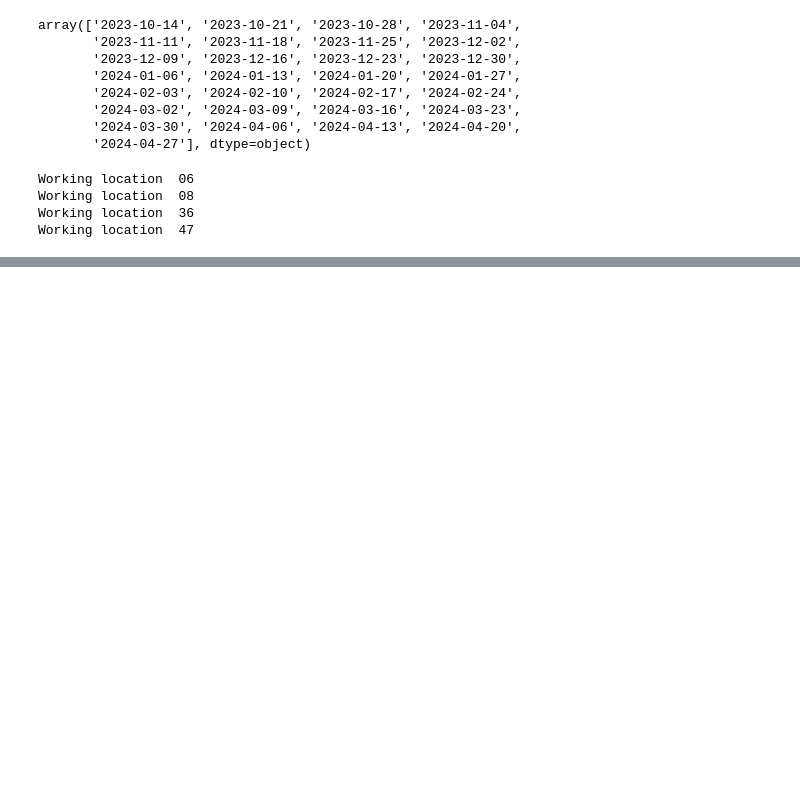
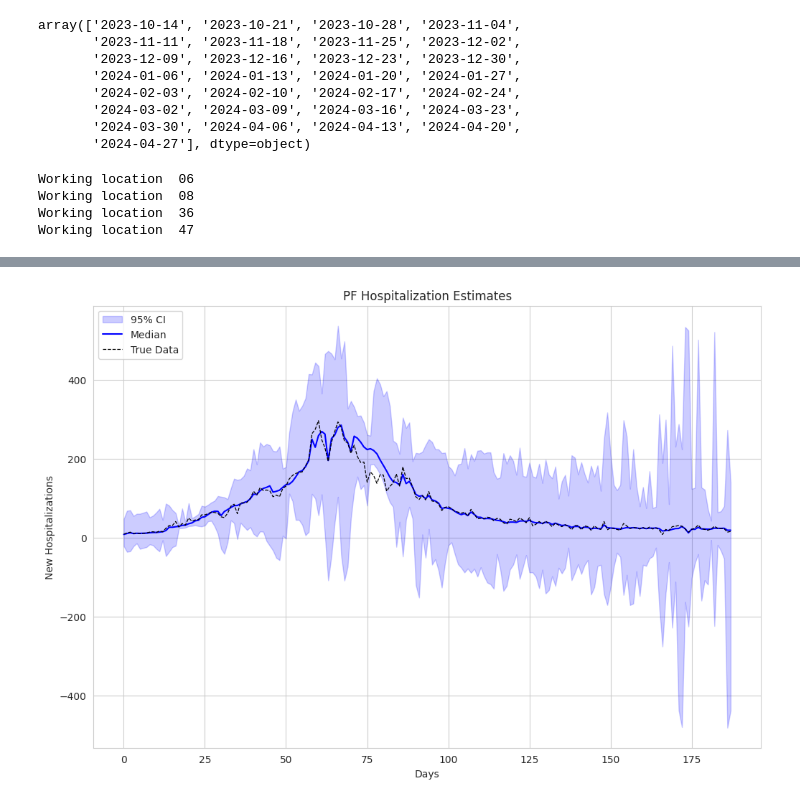
Before and after one commit to atiumcache/pmcmc_forecast, a Jupyter notebook: notebooks/scratch.ipynb, the cells around one changed output, grey strips where cells are left out. Saved outputs shown, nothing was run; the diff lists cells and outputs as text; code cells hidden in the pictures; blank space fills up the shorter version.

```diff
--- a/notebooks/scratch.ipynb
+++ b/notebooks/scratch.ipynb
@@ -102,0 +218,16 @@ Working location  47
+# %%
+import matplotlib.pyplot as plt
+# Plotting
+
+quantiles = daily_estimates_df.quantile([0.025, 0.5, 0.975], axis=0)
+plt.figure(figsize=(12, 8))
+plt.fill_between(range(308 - 120), quantiles.loc[0.025][120:], quantiles.loc[0.975][120:], color='b', alpha=0.2, label='95% CI')
+plt.plot(range(308-120), quantiles.loc[0.5][120:], color='b', label='Median')
+plt.plot(range(308-120), subset_df['previous_day_admission_influenza_confirmed'][120:], color='black', label='True Data', lw=0.9, ls="--")
+plt.xlabel('Days')
+plt.ylabel('New Hospitalizations')
+plt.title('PF Hospitalization Estimates')
+plt.legend()
+plt.show()
+# %% [output]
+[figure, added]
```
Also changed, not shown: parts of 17 cells of this notebook, 7 other files.
